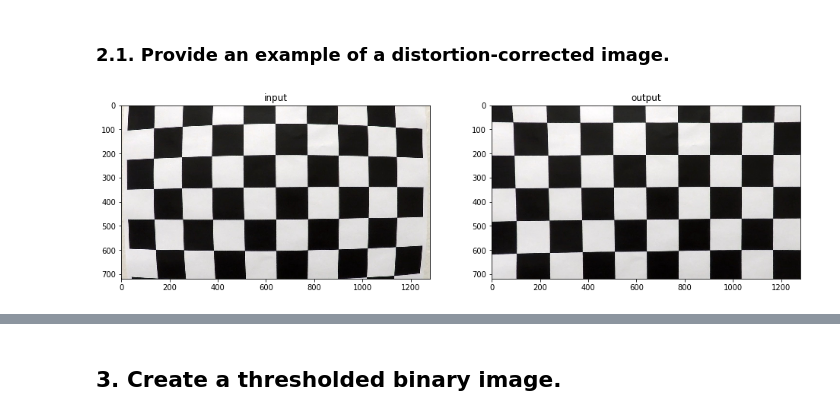
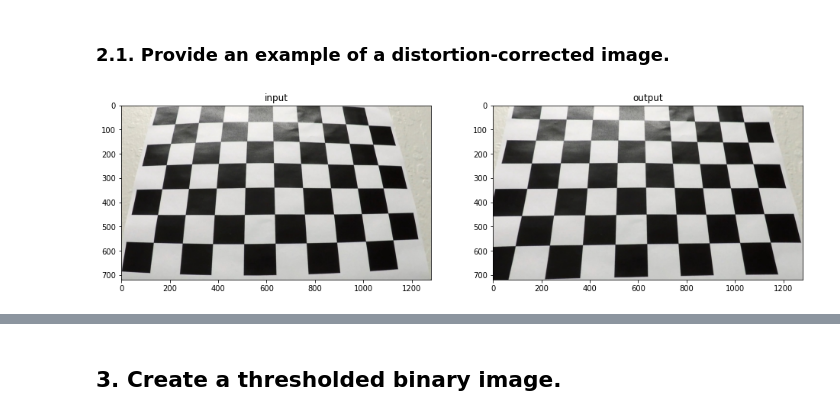
Before and after one commit to yaboo-oyabu/CarND-Advanced-Lane-Lines, a Jupyter notebook: CarND-Advanced_Lane_Lines.ipynb, the cells around one changed output, grey strips where cells are left out. Cells and saved outputs as stored; diff of their text form; code cells hidden in the pictures.

Commit message:
Re-run the project notebook and generate images and a video for the project report

```diff
--- a/CarND-Advanced_Lane_Lines.ipynb
+++ b/CarND-Advanced_Lane_Lines.ipynb
@@ -64,16 +64,16 @@ def apply_undistortion(img, camera_matrix, dist_coeffs):
 # %%
 _camera_matrix, _dist_coeffs = compute_camera_calibration()
 _file_pattern='camera_cal/calibration*.jpg'
 
-_path = glob.glob(_file_pattern)[8]
+_path = glob.glob(_file_pattern)[11]
 _input_img = cv2.imread(_path)
 _output_img = apply_undistortion(_input_img, _camera_matrix, _dist_coeffs)
 
 f, (ax1, ax2) = plt.subplots(1, 2, figsize=(16,6))
 ax1.set_title('input')
 ax1.imshow(cv2.cvtColor(_input_img,cv2.COLOR_BGR2RGB))
 ax2.set_title('output')
 ax2.imshow(cv2.cvtColor(_output_img,cv2.COLOR_BGR2RGB))
 plt.savefig(fname="output_images/undistort_output_checkboard.png")
 # %% [output]
-[figure, old version]
+[figure, new version]
```
Also changed, not shown: parts of 27 cells of this notebook, 14 other files.
